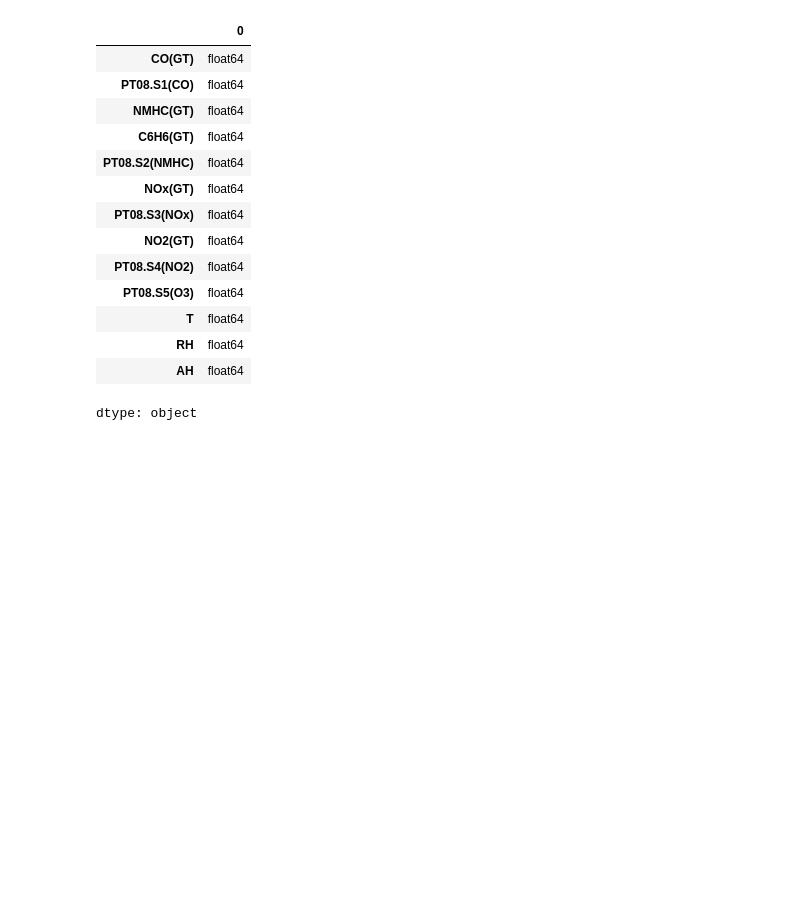
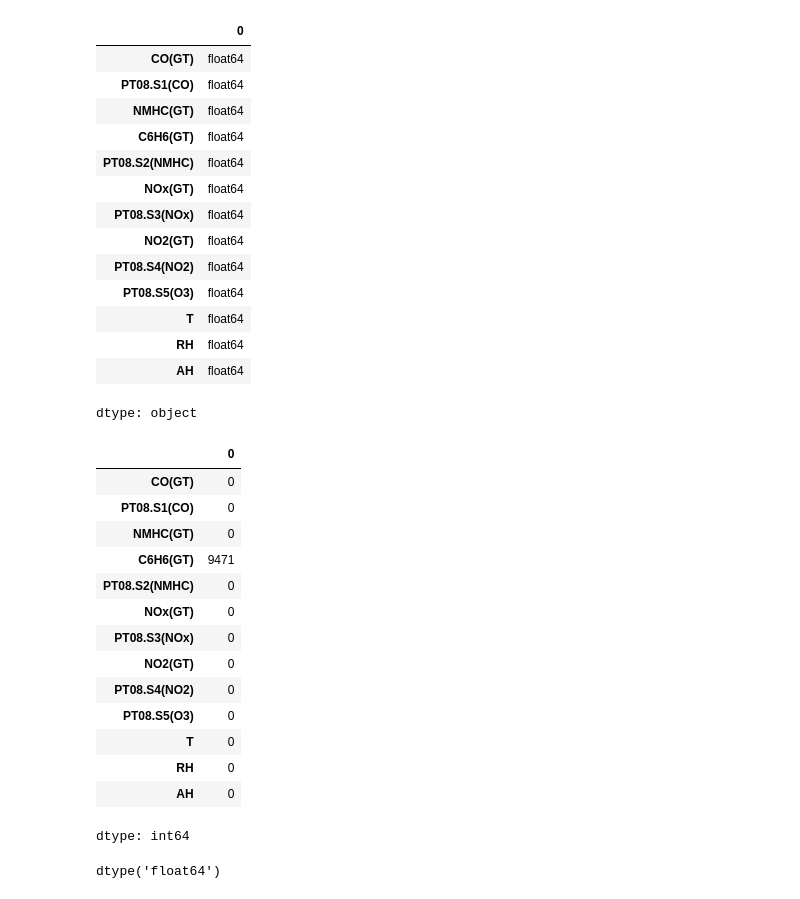
Before and after one commit to flammarionick/Summative-Linear-Regression-Model-Deployment-Using-Flutter, a Jupyter notebook: Summative_Linear_Regression_Model_Deployment_Using_Flutter.ipynb, the cells around one changed output. Saved outputs shown, nothing was run; the diff lists cells and outputs as text; code cells hidden in the pictures; blank space fills up the shorter version.

Commit message:
fill missing values

```diff
--- a/Summative_Linear_Regression_Model_Deployment_Using_Flutter.ipynb
+++ b/Summative_Linear_Regression_Model_Deployment_Using_Flutter.ipynb
@@ -133,3 +133,29 @@ df.dtypes
 | RH | float64 |
 | AH | float64 |
 dtype: object
+# %%
+# Fill missing values with column mean
+df.fillna(df.mean(), inplace=True)
+
+# Check if missing values are gone
+df.isnull().sum()
+# %% [output]
+|  | 0 |
+| CO(GT) | 0 |
+| PT08.S1(CO) | 0 |
+| NMHC(GT) | 0 |
+| C6H6(GT) | 9471 |
+| PT08.S2(NMHC) | 0 |
+| NOx(GT) | 0 |
+| PT08.S3(NOx) | 0 |
+| NO2(GT) | 0 |
+| PT08.S4(NO2) | 0 |
+| PT08.S5(O3) | 0 |
+| T | 0 |
+| RH | 0 |
+| AH | 0 |
+dtype: int64
+# %%
+df['C6H6(GT)'].dtype
+# %% [output]
+dtype('float64')
```
Also changed, not shown: parts of 3 cells of this notebook.
